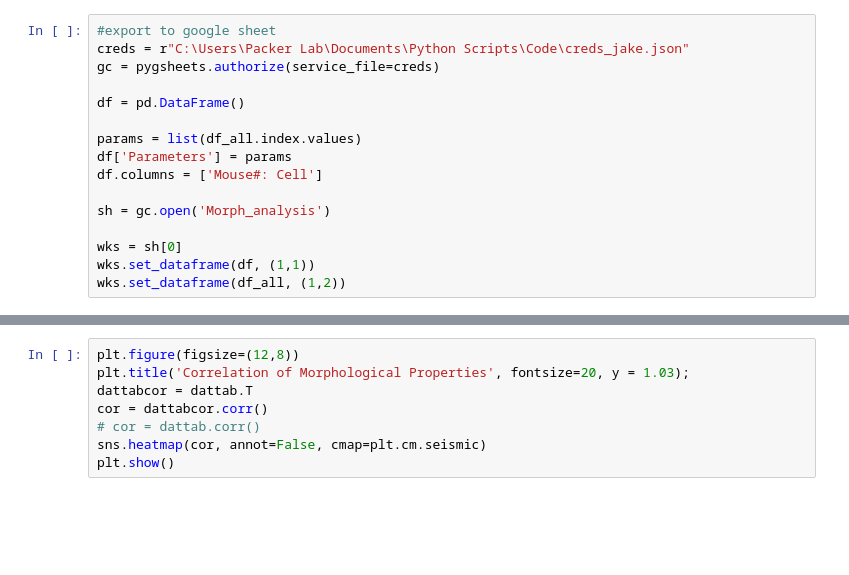
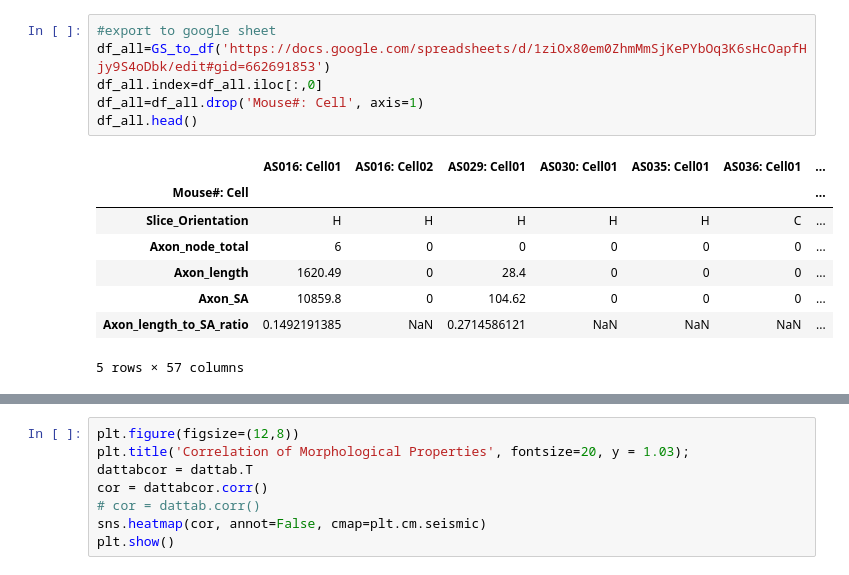
Before and after one commit to Packer-Lab/morph-analysis, a Jupyter notebook: Iterative Morphological Analysis-Jake.ipynb, the cells around one changed output, grey strips where cells are left out. Cells and saved outputs as stored; diff of their text form; blank space fills up the shorter version.

```diff
--- a/Iterative Morphological Analysis-Jake.ipynb
+++ b/Iterative Morphological Analysis-Jake.ipynb
@@ -116,17 +28,16 @@ df_polar.T
-# %%
-#export to google sheet
-creds = r"C:\Users\Packer Lab\Documents\Python Scripts\Code\creds_jake.json"
-gc = pygsheets.authorize(service_file=creds)
-
-df = pd.DataFrame()
-
-params = list(df_all.index.values)
-df['Parameters'] = params
-df.columns = ['Mouse#: Cell']
-
-sh = gc.open('Morph_analysis')
-
-wks = sh[0]
-wks.set_dataframe(df, (1,1))
-wks.set_dataframe(df_all, (1,2))
+# %%
+#export to google sheet
+df_all=GS_to_df('https://docs.google.com/spreadsheets/d/1ziOx80em0ZhmMmSjKePYbOq3K6sHcOapfHjy9S4oDbk/edit#gid=662691853')
+df_all.index=df_all.iloc[:,0]
+df_all=df_all.drop('Mouse#: Cell', axis=1)
+df_all.head()
+# %% [output]
+|  | AS016: Cell01 | AS016: Cell02 | AS029: Cell01 | AS030: Cell01 | AS035: Cell01 | AS036: Cell01 | ... |
+| Mouse#: Cell |  |  |  |  |  |  | ... |
+| Slice_Orientation | H | H | H | H | H | C | ... |
+| Axon_node_total | 6 | 0 | 0 | 0 | 0 | 0 | ... |
+| Axon_length | 1620.49 | 0 | 28.4 | 0 | 0 | 0 | ... |
+| Axon_SA | 10859.8 | 0 | 104.62 | 0 | 0 | 0 | ... |
+| Axon_length_to_SA_ratio | 0.1492191385 | NaN | 0.2714586121 | NaN | NaN | NaN | ... |
+5 rows × 57 columns
 # %%
```
Also changed, not shown: parts of 19 cells of this notebook, 3 other files.
